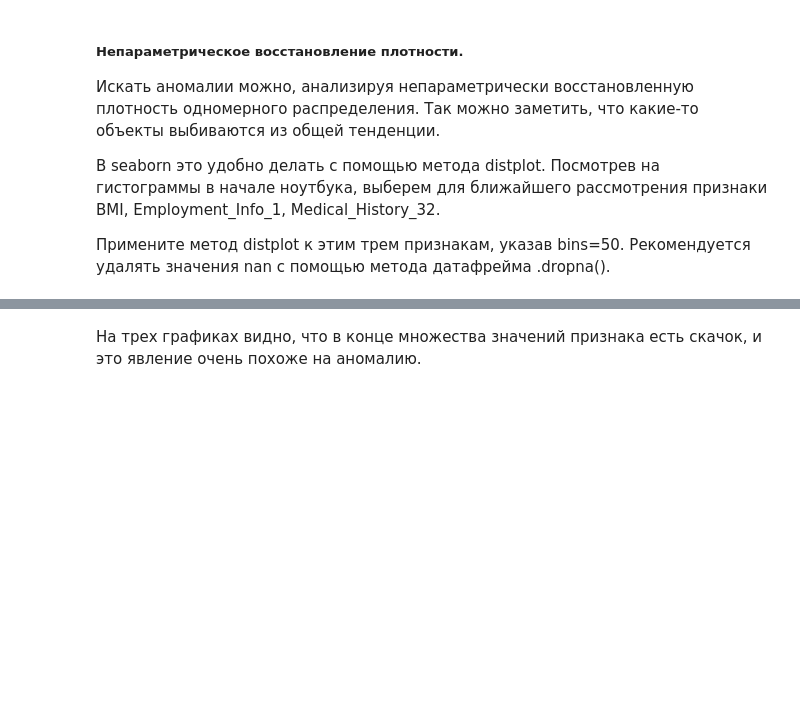
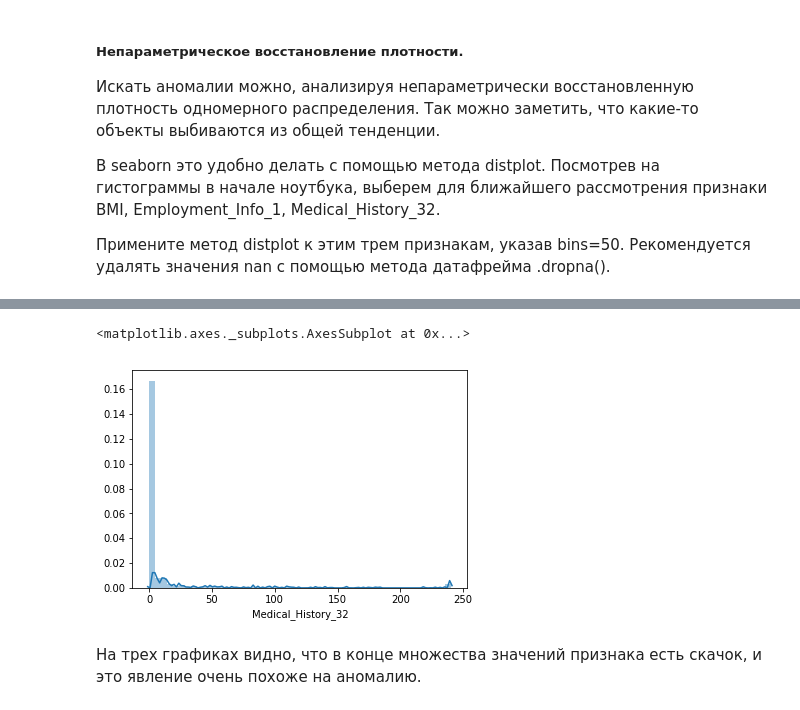
Before and after one commit to vkmbox/Ml-mipt, a Jupyter notebook: course3/week3b/VisualizationPeerReview.ipynb, the cells around one changed output, grey strips where cells are left out. Drawn from its saved outputs; the diff is of its cells as text; code cells hidden in the pictures; blank space fills up the shorter version.

```diff
--- a/course3/week3b/VisualizationPeerReview.ipynb
+++ b/course3/week3b/VisualizationPeerReview.ipynb
@@ -355,3 +411,10 @@ labels = svm_.predict(sdata[person_features])
+# %%
+mh_nan = data['Medical_History_32']
+mh = mh_nan[~np.isnan(mh_nan)]
+sns.distplot(mh, bins=50)
+# %% [output]
+<matplotlib.axes._subplots.AxesSubplot at 0x...>
+[figure, added]
 # %% [markdown]
 На трех графиках видно, что в конце множества значений признака есть скачок, и это явление очень похоже на аномалию.
 # %% [markdown]
```
Also changed, not shown: parts of 13 cells of this notebook, 1 other file.
